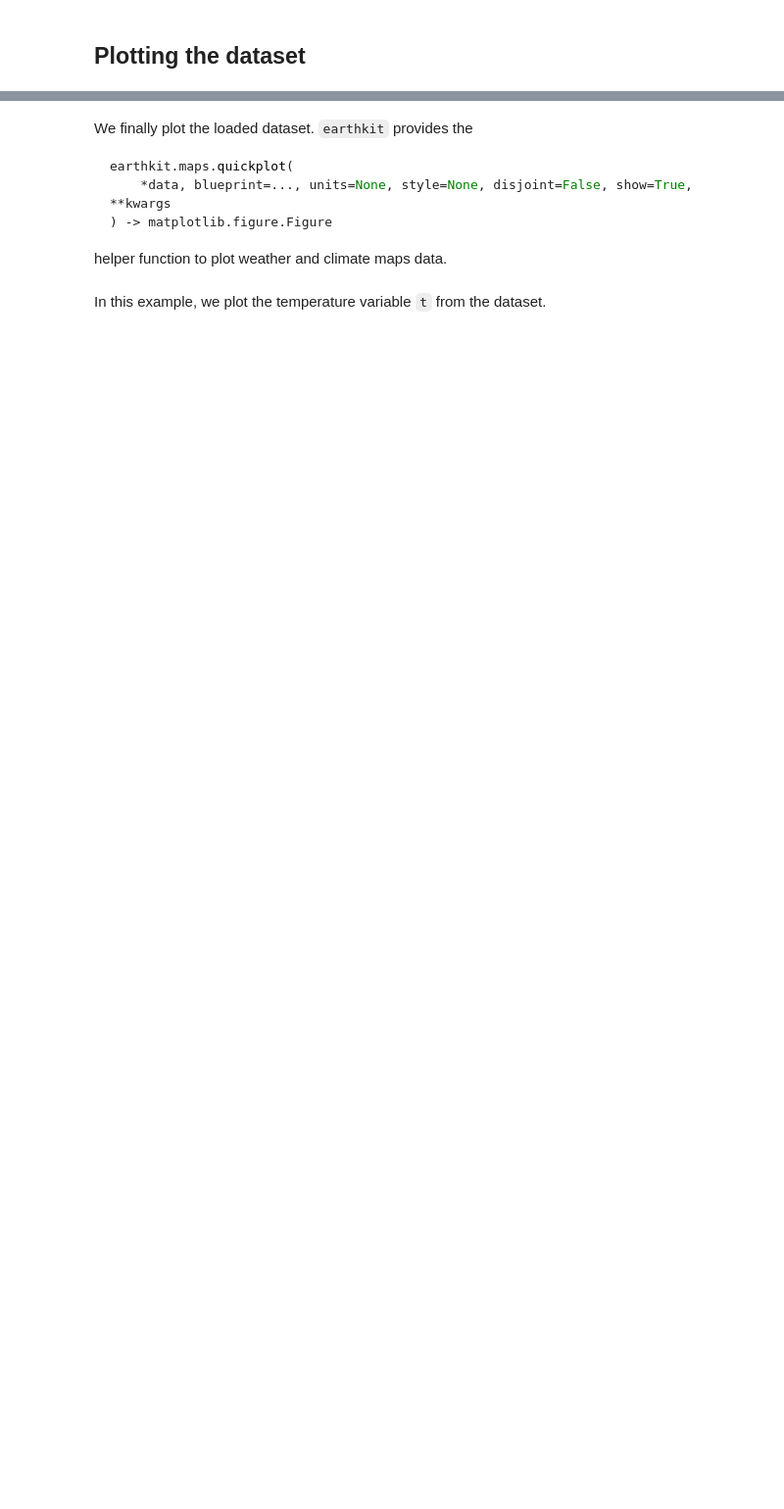
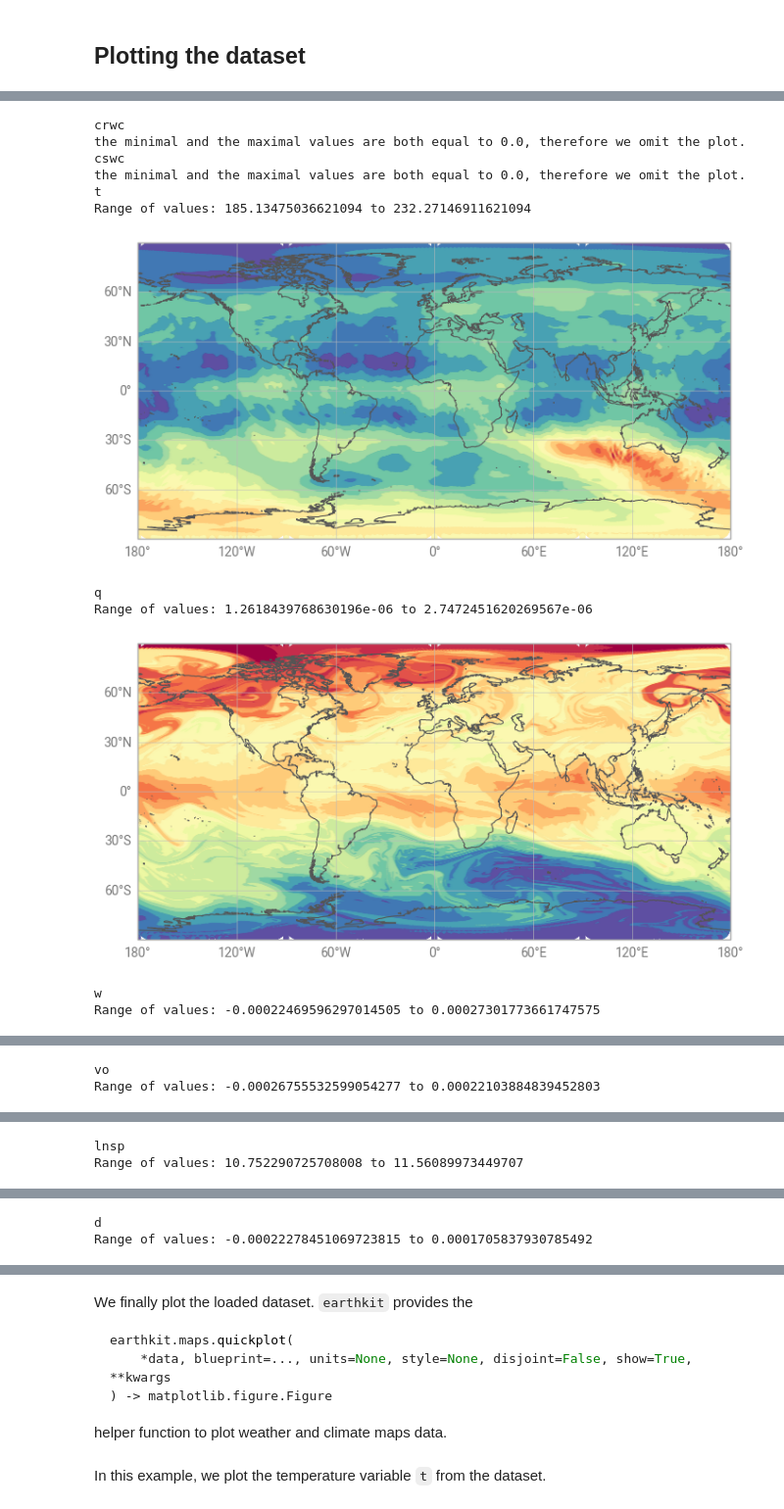
Before and after one commit to climet-eu/compression-lab-notebooks, a Jupyter notebook: ecmwfapi.ipynb, the cells around one changed output, grey strips where cells are left out. Shown at 98% size. Cells and saved outputs as stored; diff of their text form; code cells hidden in the pictures; blank space fills up the shorter version.

Commit message:
Add retrive script and mars request for Uncompressed 64-bit floating-point atmospheric outputs and modify plotting (hplp experiment: https://apps.ecmwf.int/ifs-experiments/rd/hplp/)

```diff
--- a/ecmwfapi.ipynb
+++ b/ecmwfapi.ipynb
@@ -105,0 +129,8 @@ Attributes:
+# %%
+import earthkit
+
+data = earthkit.data.from_source("file", "data.grib")
+da = data[0:]
+da_x = da.to_xarray()
+display(da_x)
+data_vars = list(da_x.data_vars)
@@ -105,0 +155,38 @@ Attributes:
+# %%
+import earthkit.plots as ekp
+import numpy as np
+
+for var_name in data_vars:
+    print(var_name)
+    variable_data = da_x[var_name]
+
+    min_value = variable_data.min().item()
+    max_value = variable_data.max().item()
+
+    if min_value == max_value:
+        print(f"the minimal and the maximal values are both equal to {min_value}, therefore we omit the plot.")
+
+    else:
+        print(f"Range of values: {min_value} to {max_value}")
+        m = ekp.Map()
+        m.point_cloud(da_x, x='longitude', y='latitude', z=var_name,
+                      levels=np.linspace(min_value, max_value,16), colors="Spectral_r")
+
+        m.coastlines()
+        m.gridlines()
+        #m.legend() TODO: The legend causes an error for some variables, e.g. q (param=133)
+
+        m.show()
+# %% [output]
+crwc
+the minimal and the maximal values are both equal to 0.0, therefore we omit the plot.
+cswc
+the minimal and the maximal values are both equal to 0.0, therefore we omit the plot.
+t
+Range of values: 185.13475036621094 to 232.27146911621094
+[figure, added]
+q
+Range of values: 1.2618439768630196e-06 to 2.7472451620269567e-06
+[figure, added]
+w
+Range of values: -0.00022469596297014505 to 0.00027301773661747575
@@ -105,0 +194,2 @@ Attributes:
+vo
+Range of values: -0.00026755532599054277 to 0.00022103884839452803
@@ -105,0 +197,2 @@ Attributes:
+lnsp
+Range of values: 10.752290725708008 to 11.56089973449707
@@ -105,0 +200,2 @@ Attributes:
+d
+Range of values: -0.00022278451069723815 to 0.0001705837930785492
```
Also changed, not shown: parts of 16 cells of this notebook.
